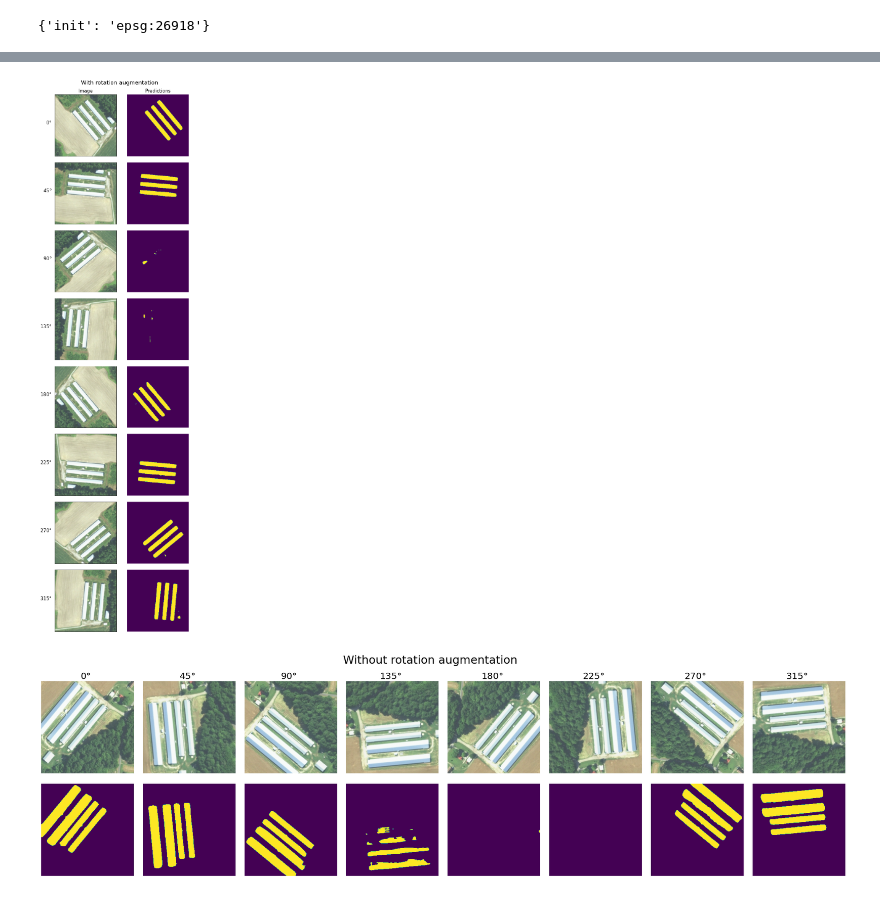
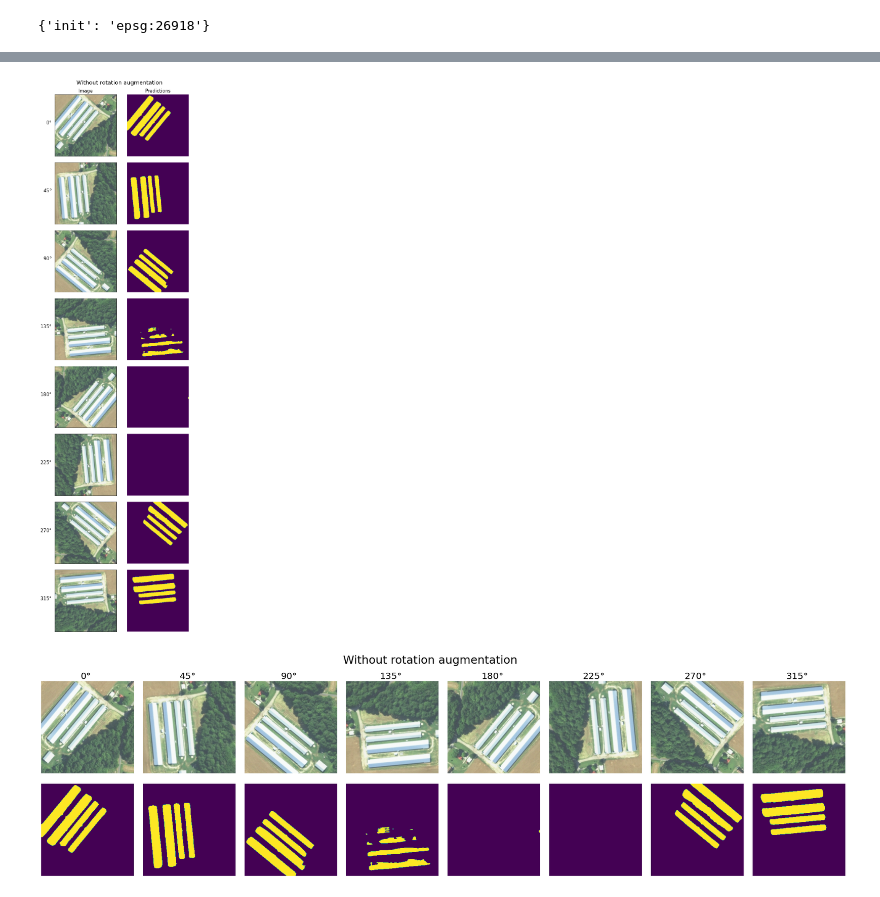
Before and after one commit to microsoft/poultry-cafos, a Jupyter notebook: notebooks/Results and figures - Rotation experiment.ipynb, the cells around one changed output, grey strips where cells are left out. Saved outputs shown, nothing was run; the diff lists cells and outputs as text; code cells hidden in the pictures.

Commit message:
Updates for removing old fiona code and other misc

```diff
--- a/notebooks/Results and figures - Rotation experiment.ipynb
+++ b/notebooks/Results and figures - Rotation experiment.ipynb
@@ -30,7 +30,7 @@ from cafo.data.NAIPTileIndex import NAIPTileIndex
 
 from skimage.transform import rotate
 # %%
-device = torch.device("cuda:0")
+device = torch.device("cpu")
 # %%
 index = NAIPTileIndex("../data/tmp/")
 # %%
@@ -40,9 +40,7 @@ with fiona.open("../data/delmarva_testing_set_polygons.geojson", "r") as f:
     print(f.crs)
     for row in f:
         geom = row["geometry"]
-        geom_transformed = utils.reverse_polygon_coordinates(
-            fiona.transform.transform_geom(f.crs["init"], "epsg:4326", geom)
-        )
+        geom_transformed = fiona.transform.transform_geom(f.crs["init"], "epsg:4326", geom)
         test_set_geoms_epsg26918.append(geom)
         test_set_geoms_epsg4326.append(geom_transformed)
 # %% [output]
@@ -139,7 +155,7 @@ model = model.to(device)
 model = model.eval()
 # %%
 model = models.get_unet()
-state_dict = torch.load("../output/training/run2/train-all_unet_0.05_0.01_rotation/best_checkpoint.pt")
+state_dict = torch.load("../output/training/train-all_unet_0.05_0.01_rotation/best_checkpoint.pt", map_location="cpu")
 model.load_state_dict(state_dict["model_checkpoint"])
 model = model.to(device)
 model = model.eval()
@@ -163,28 +179,28 @@ imgs = np.rollaxis(imgs.cpu().numpy(), 1, 4)
 # %%
 fig, axs = plt.subplots(len(rotations),2,figsize=(8,4*len(rotations)), facecolor="white")
 for i, (img, mask, output, rotation) in enumerate(zip(imgs, masks, outputs, rotations)):
 
     axs[i, 0].imshow(img[:,:,:3])
 
     axs[i, 0].axis("on")
     axs[i, 0].set_ylabel(f"${rotation}\degree$  ", fontsize=15, rotation=0, horizontalalignment='right')
     axs[i, 0].set_xticks([])
     axs[i, 0].set_yticks([])
     axs[i, 1].imshow(output)
     if i == 0:
         axs[i, 0].set_title("Image", fontsize=15)
         axs[i, 1].set_title("Predictions", fontsize=15)
     axs[i, 1].axis("off")
 
-plt.suptitle("With rotation augmentation",fontsize=18,y=0.9)
+plt.suptitle("Without rotation augmentation",fontsize=18,y=0.9)
 plt.subplots_adjust(
     wspace=0.1,
     hspace=0.1
 )
 plt.show()
 plt.close()
 # %% [output]
-[figure, old version]
+[figure, new version]
 # %%
 fig, axs = plt.subplots(2, len(rotations),figsize=(4*len(rotations),8), facecolor="white")
 
```
Also changed, not shown: parts of 3 cells of this notebook, 4 other files.
